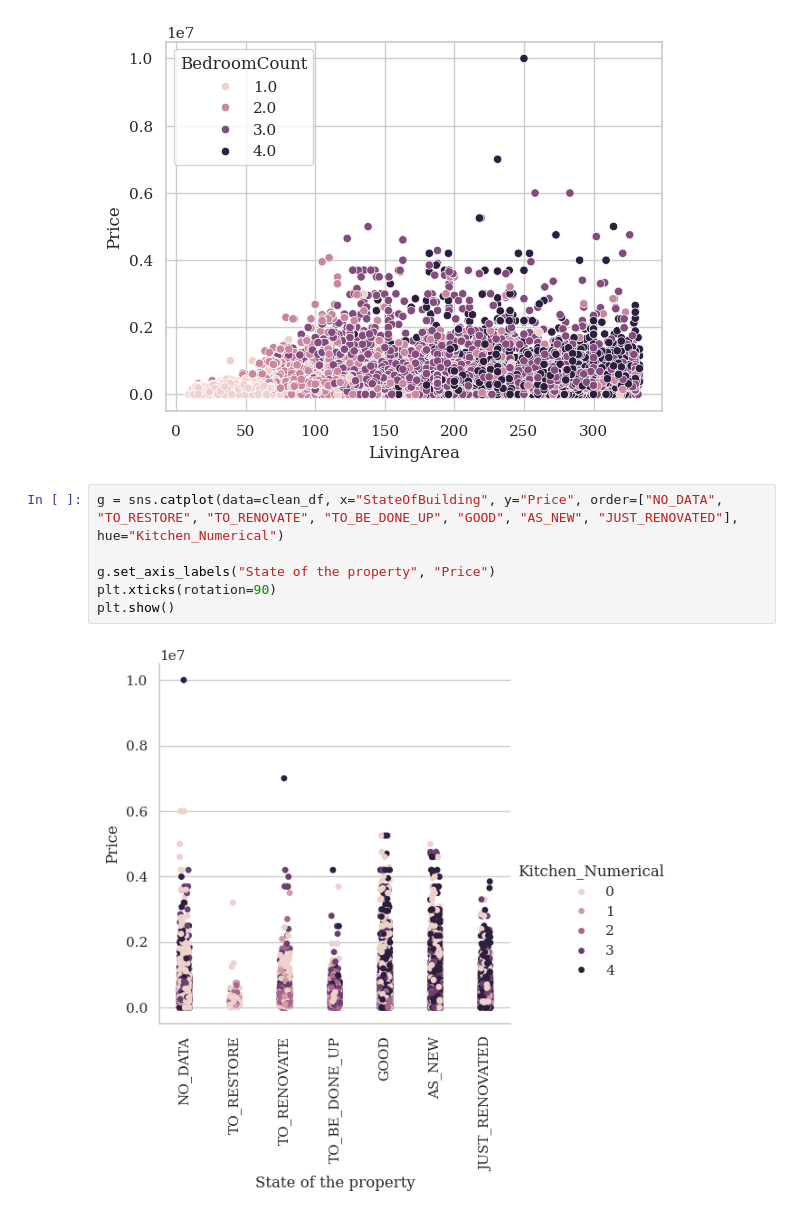
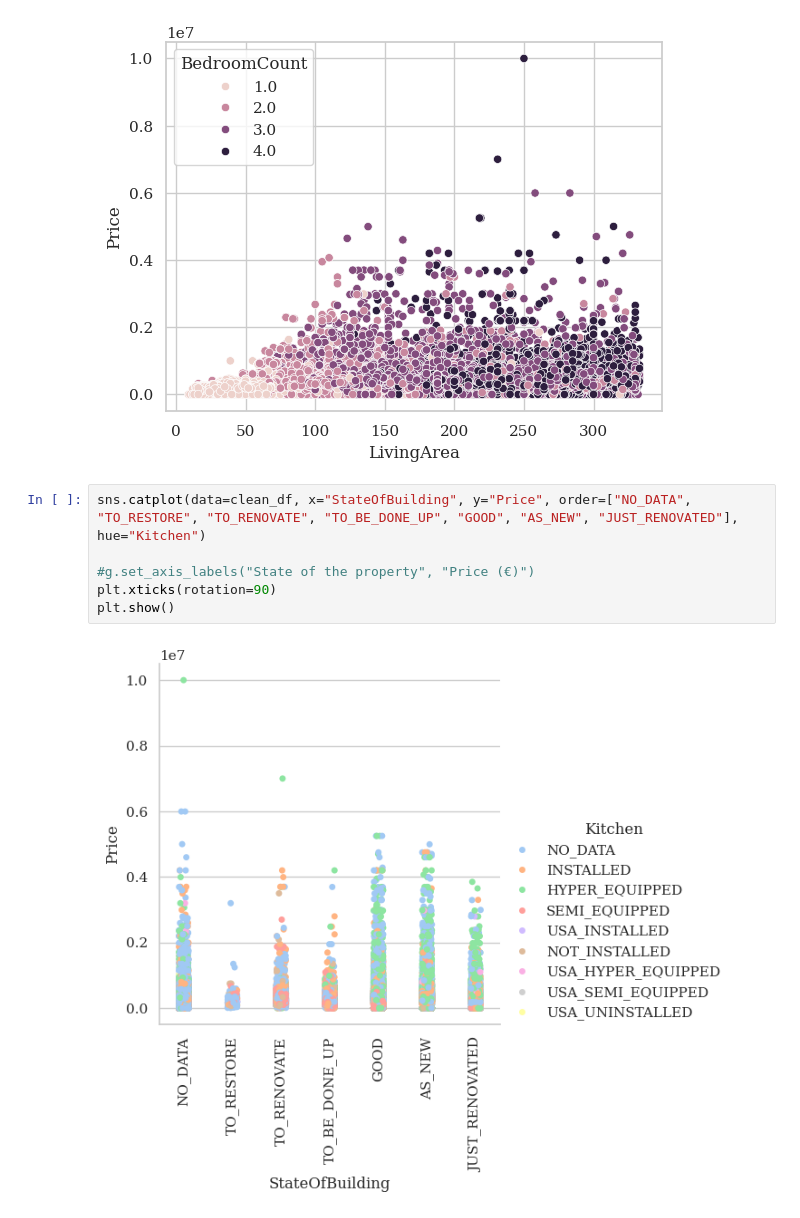
Before and after one commit to appiKaL/immo-eliza-analysis, a Jupyter notebook: correlations.ipynb, the cells around one changed output. Cells and saved outputs as stored; diff of their text form.

```diff
--- a/correlations.ipynb
+++ b/correlations.ipynb
@@ -41,10 +41,10 @@ plt.show()
 # %% [output]
 [figure]
 # %%
-g = sns.catplot(data=clean_df, x="StateOfBuilding", y="Price", order=["NO_DATA", "TO_RESTORE", "TO_RENOVATE", "TO_BE_DONE_UP", "GOOD", "AS_NEW", "JUST_RENOVATED"], hue="Kitchen_Numerical")
+sns.catplot(data=clean_df, x="StateOfBuilding", y="Price", order=["NO_DATA", "TO_RESTORE", "TO_RENOVATE", "TO_BE_DONE_UP", "GOOD", "AS_NEW", "JUST_RENOVATED"], hue="Kitchen")
 
-g.set_axis_labels("State of the property", "Price")
+#g.set_axis_labels("State of the property", "Price (€)")
 plt.xticks(rotation=90)
 plt.show()
 # %% [output]
-[figure, old version]
+[figure, new version]
```
Also changed, not shown: parts of 1 cell of this notebook.
